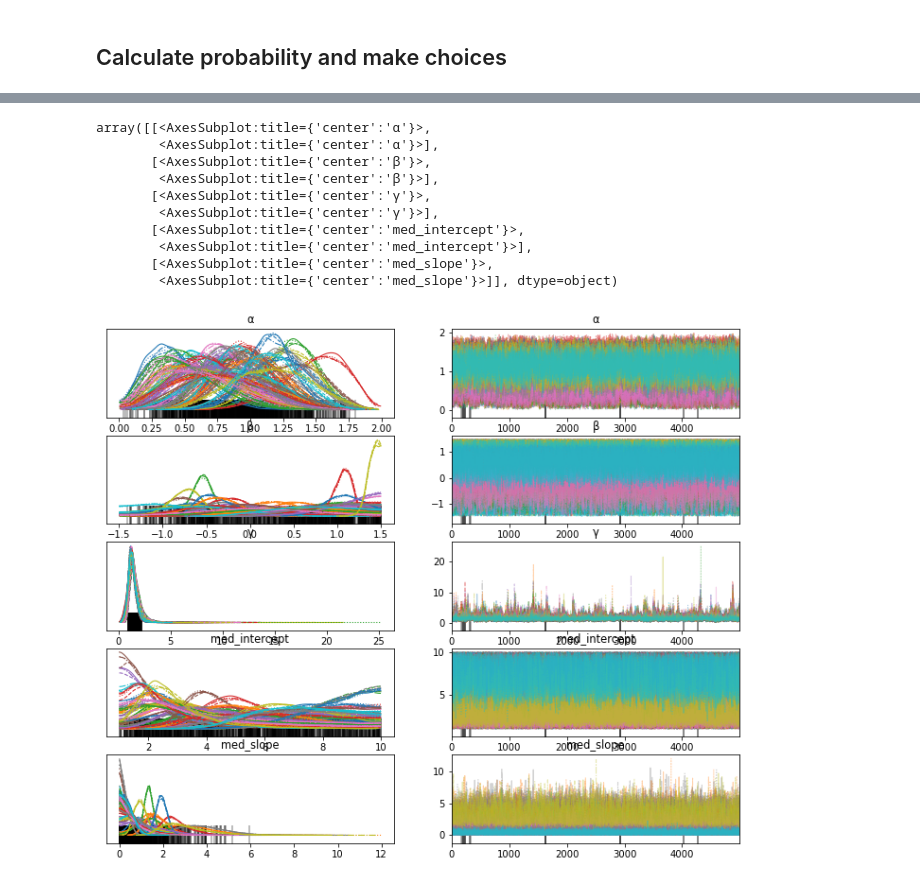
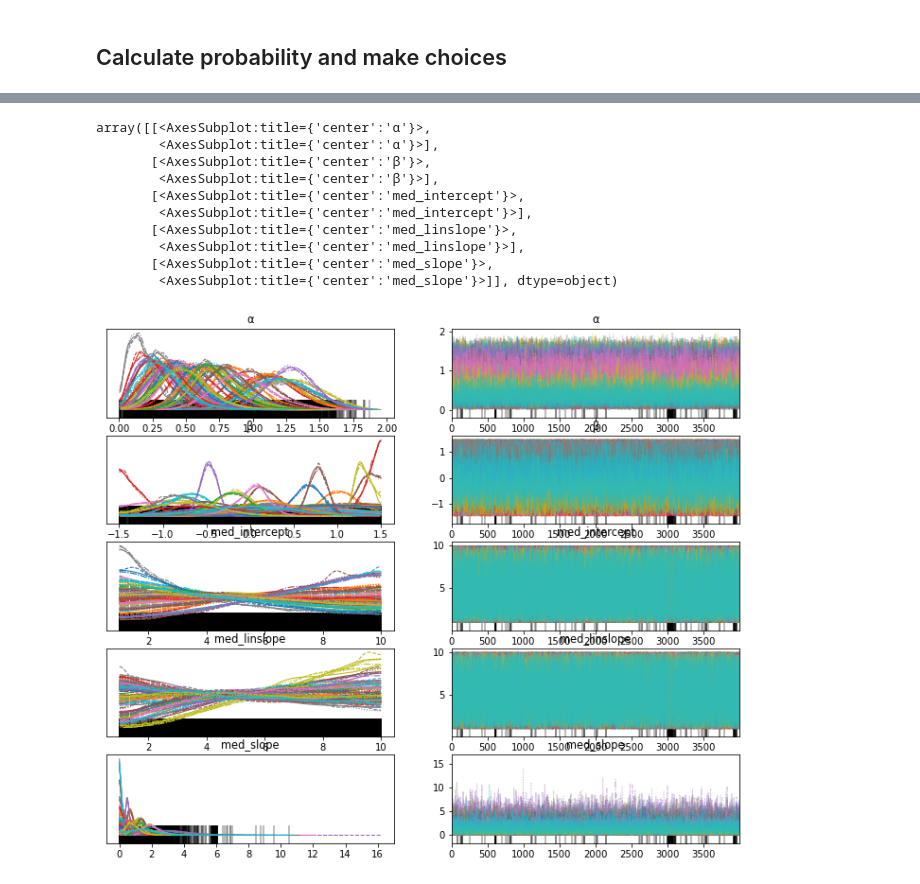
Before and after one commit to KoremNSN/Aging, a Jupyter notebook: RiskandAmbiguity/MedicalSimlation.ipynb, the cells around one changed output, grey strips where cells are left out. Drawn from its saved outputs; the diff is of its cells as text; code cells hidden in the pictures.

Commit message:
3 models

```diff
--- a/RiskandAmbiguity/MedicalSimlation.ipynb
+++ b/RiskandAmbiguity/MedicalSimlation.ipynb
@@ -112,0 +138,22 @@ simdata.head()
+# %%
+with pm.Model() as RiskAmb_simple:
+
+    gMu = pm.Normal('gMu', 0,1)
+    gSig = pm.Exponential('gSig', 1)
+
+
+    alpha = pm.Beta('alpha', 2,4, shape = n_subs)#alpha_a, alpha_b, shape = n_subs)
+    α = pm.Deterministic('α', alpha * 2)
+    β = pm.TruncatedNormal('β', 0.3, 1, lower = -1.5, upper = 1.5, shape = n_subs)
+    γ = pm.Lognormal('γ', gMu , gSig, shape = n_subs)
+
+    # Expected value of outcome
+    val = simdata['value'].values * α[sub_idx]
+    svLotto = val * (simdata['risk'].values - (β[sub_idx] * (simdata['ambiguity'].values/2)))
+    svRef = α[sub_idx]
+    p = (svLotto - svRef)/γ[sub_idx]
+    mu = pm.invlogit(p)
+
+    # Likelihood (sampling distribution) of observations
+    choice = pm.Binomial('choice',1, mu, observed=simdata['choice'])
+    trace_simple = pm.sample(4000, return_inferencedata=True, target_accept=0.95)#nuts={'target_accept':0.9})
@@ -113,32 +171,26 @@ simdata.head()
 # %%
-with pm.Model() as RiskAmb_Beta:
-    # Hyper Priors
-    alpha_a = pm.Poisson('alpha_a', 3)
-    alpha_b = pm.Poisson('alpha_b', 3)
-
-    bMu = pm.Beta('bMu', 1,1)
-    bSig = pm.Exponential('bSig', 1)
+with pm.Model() as RiskAmb_equ:
 
     gMu = pm.Normal('gMu', 0,1)
     gSig = pm.Exponential('gSig', 1)
 
-
     med_slope = pm.Gamma('med_slope', 1, 1, shape = n_subs)
+    med_linslope = pm.Uniform('med_linslope', 1, 10, shape = n_subs)
     med_intercept = pm.Uniform('med_intercept', 1, 10, shape = n_subs)
 
-    alpha = pm.Beta('alpha', alpha_a, alpha_b, shape = n_subs)
+    alpha = pm.Beta('alpha', 2,4, shape = n_subs)#alpha_a, alpha_b, shape = n_subs)
     α = pm.Deterministic('α', alpha * 2)
-    β = pm.TruncatedNormal('β', bMu, bSig, lower = -1.5, upper = 1.5, shape = n_subs)
+    β = pm.TruncatedNormal('β', 0.3, 1, lower = -1.5, upper = 1.5, shape = n_subs)
     γ = pm.Lognormal('γ', gMu , gSig, shape = n_subs)
 
     # Expected value of outcome
-    val = (med_intercept[sub_idx] + simdata['value'].values ** med_slope[sub_idx]) ** α[sub_idx]
+    val = (med_intercept[sub_idx] + med_linslope[sub_idx] * simdata['value'].values ** med_slope[sub_idx]) ** α[sub_idx]
     svLotto = val * (simdata['risk'].values - (β[sub_idx] * (simdata['ambiguity'].values/2)))
-    svRef = med_intercept[sub_idx] ** α[sub_idx]
+    svRef = (med_intercept[sub_idx] + med_linslope[sub_idx]) ** α[sub_idx]
     p = (svLotto - svRef)/γ[sub_idx]
     mu = pm.invlogit(p)
 
     # Likelihood (sampling distribution) of observations
     choice = pm.Binomial('choice',1, mu, observed=simdata['choice'])
-    trace_beta = pm.sample(5000, return_inferencedata=True, nuts={'target_accept':0.99})
+    trace_equ = pm.sample(4000, return_inferencedata=True, target_accept=0.95)#nuts={'target_accept':0.9})
 # %% [output]
@@ -157,14 +263,14 @@ The estimated number of effective samples is smaller than 200 for some parameter
 # %%
-az.plot_trace(trace_beta, var_names=['α','β','γ','med_intercept','med_slope'])
+az.plot_trace(trace_equ, var_names=['α','β','med_intercept','med_linslope', 'med_slope'])
 # %% [output]
 array([[<AxesSubplot:title={'center':'α'}>,
         <AxesSubplot:title={'center':'α'}>],
        [<AxesSubplot:title={'center':'β'}>,
         <AxesSubplot:title={'center':'β'}>],
-       [<AxesSubplot:title={'center':'γ'}>,
-        <AxesSubplot:title={'center':'γ'}>],
        [<AxesSubplot:title={'center':'med_intercept'}>,
         <AxesSubplot:title={'center':'med_intercept'}>],
+       [<AxesSubplot:title={'center':'med_linslope'}>,
+        <AxesSubplot:title={'center':'med_linslope'}>],
        [<AxesSubplot:title={'center':'med_slope'}>,
         <AxesSubplot:title={'center':'med_slope'}>]], dtype=object)
-[figure, old version]
+[figure, new version]
```
Also changed, not shown: parts of 16 cells of this notebook.
